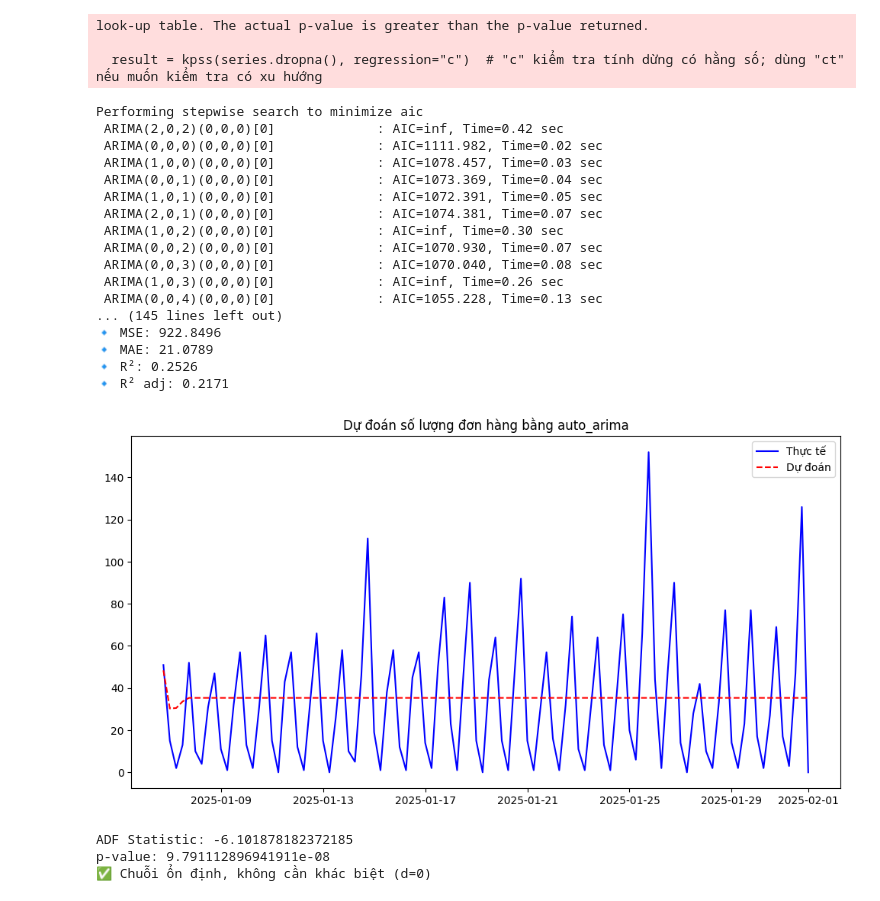
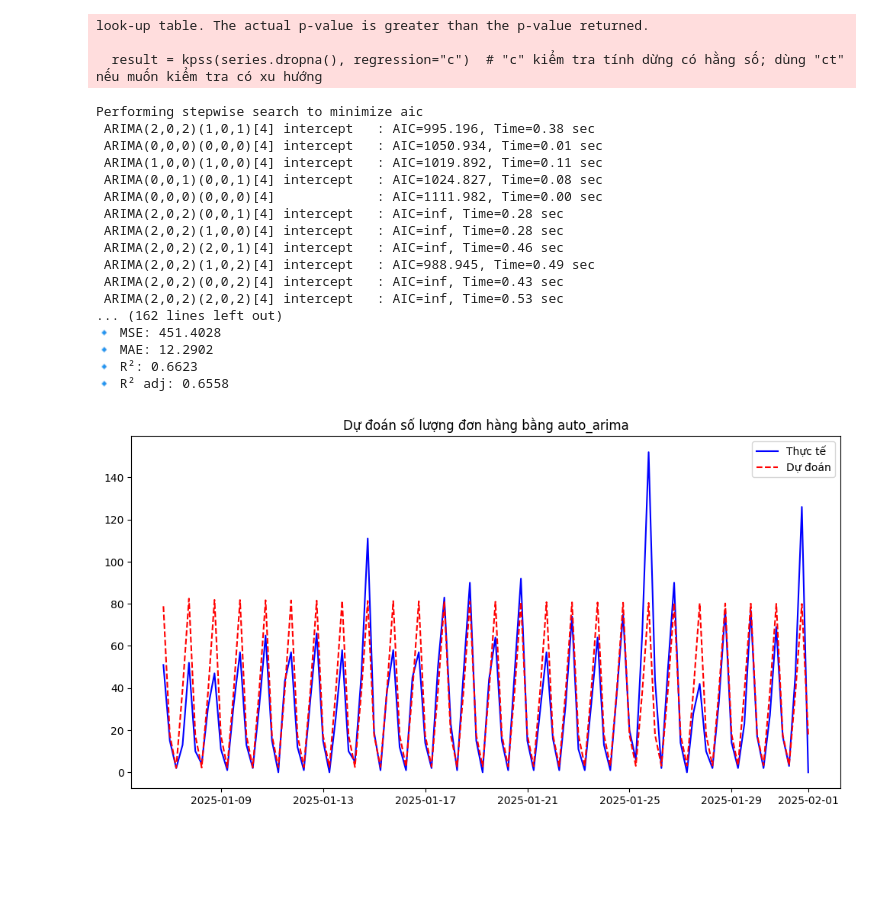
Before and after one commit to MinHeHeHeHe/DoAn_2, a Jupyter notebook: PhanTichSoLuongDonHang.ipynb, the cells around one changed output. Cells and saved outputs as stored; diff of their text form; code cells hidden in the pictures; blank space fills up the shorter version.

Commit message:
Sua lai va da hoan thành auto sarima

```diff
--- a/PhanTichSoLuongDonHang.ipynb
+++ b/PhanTichSoLuongDonHang.ipynb
@@ -178,9 +191,7 @@ import pandas as pd
 import matplotlib.pyplot as plt
 from statsmodels.tsa.stattools import adfuller
 
-# Kiểm tra nếu 'Order Hour Range' chưa phải chỉ mục thì đặt lại
-if not isinstance(processed_df.index, pd.DatetimeIndex):
-    processed_df.set_index("Order Hour Range", inplace=True)
+
 
 # Vẽ đồ thị chuỗi thời gian để quan sát trực quan
 plt.figure(figsize=(10, 5))
@@ -287,17 +298,14 @@ if 'processed_df' not in locals():
     raise ValueError("processed_df chưa được định nghĩa!")
 
 df = processed_df.copy()
+#df = df.asfreq('6h')
 
-# Chuyển 'Order Hour Range' thành datetime và thiết lập làm index
-# df['Order Hour Range'] = pd.to_datetime(df['Order Hour Range'])
-# df.set_index('Order Hour Range', inplace=True)
+df = df.dropna(subset=['Order Count'])  # ⚠️ Thêm dòng này để loại bỏ NaN
 
-# Xác định tần suất (frequency) cho DateTimeIndex
-# Phương pháp 1: Tự động xác định tần suất
-#df = df.asfreq(pd.infer_freq(df.index))
+#df.index.freq = '6h'
+#print(df.index.freq)  # Kiểm tra tần suất của index
 
-# Hoặc nếu bạn biết chắc tần suất của dữ liệu (ví dụ: 'H' cho mỗi giờ, 'D' cho mỗi ngày)
-df = df.asfreq('6h')  # Thay 'H' bằng tần suất phù hợp
+
 
 # Kiểm tra cột dữ liệu có tồn tại không
 if 'Order Count' not in df.columns:
@@ -323,9 +331,12 @@ for i, (train_idx, test_idx) in enumerate(tscv.split(df)):
     # Huấn luyện mô hình với auto_arima
     try:
         # Tìm tham số tối ưu với auto_arima
-        model = auto_arima(train['Order Count'], seasonal=False, stepwise=True, trace=True)
-        model_fit = model.fit(train['Order Count'])
-        predictions = model.predict(n_periods=len(test))
+        train_series = train['Order Count']
+        test_series = test['Order Count']
+        model = auto_arima(train_series, seasonal=True, m=4, stepwise=True, trace=True)
+        # ❌ KHÔNG gọi .fit() lại nữa, vì auto_arima đã fit sẵn
+        predictions = model.predict(n_periods=len(test_series))
+
 
         # Tính toán độ lỗi
         mse = mean_squared_error(test['Order Count'], predictions)
@@ -343,62 +354,47 @@ for i, (train_idx, test_idx) in enumerate(tscv.split(df)):
         r2_scores.append(r2)
         r2_adj_scores.append(r2_adj)
 
         print(f"Fold {i+1} - MSE: {mse:.4f}, MAE: {mae:.4f}, R²: {r2:.4f}, R² adj: {r2_adj:.4f}")
     except Exception as e:
         print(f"⚠ Lỗi trong Fold {i+1}: {e}")
         continue
 
 # 📊 Kết quả trung bình sau các Fold hợp lệ
 if mse_scores:
     print("\n📢 Kết quả trung bình:")
     print(f"🔹 MSE: {np.mean(mse_scores):.4f}")
     print(f"🔹 MAE: {np.mean(mae_scores):.4f}")
     print(f"🔹 R²: {np.mean(r2_scores):.4f}")
     print(f"🔹 R² adj: {np.mean(r2_adj_scores):.4f}")
 else:
     print("⚠ Không có Fold nào chạy thành công!")
 
 # 📈 Vẽ đồ thị dự đoán so với thực tế (Chỉ vẽ nếu có dữ liệu)
 if len(test) > 0:
     plt.figure(figsize=(12,6))
     plt.plot(test.index, test['Order Count'], label="Thực tế", color="blue")  # Sử dụng test.index (thời gian) làm trục x
     plt.plot(test.index, predictions, label="Dự đoán", linestyle="dashed", color="red")  # Sử dụng test.index (thời gian) làm trục x
     plt.legend()
     plt.title("Dự đoán số lượng đơn hàng bằng auto_arima")
     plt.show()
 else:
     print("⚠ Không có dữ liệu để vẽ biểu đồ!")
 # %% [output]
 Performing stepwise search to minimize aic
- ARIMA(2,0,2)(0,0,0)[0]             : AIC=inf, Time=0.42 sec
- ARIMA(0,0,0)(0,0,0)[0]             : AIC=1111.982, Time=0.02 sec
- ARIMA(1,0,0)(0,0,0)[0]             : AIC=1078.457, Time=0.03 sec
- ARIMA(0,0,1)(0,0,0)[0]             : AIC=1073.369, Time=0.04 sec
- ARIMA(1,0,1)(0,0,0)[0]             : AIC=1072.391, Time=0.05 sec
- ARIMA(2,0,1)(0,0,0)[0]             : AIC=1074.381, Time=0.07 sec
- ARIMA(1,0,2)(0,0,0)[0]             : AIC=inf, Time=0.30 sec
- ARIMA(0,0,2)(0,0,0)[0]             : AIC=1070.930, Time=0.07 sec
- ARIMA(0,0,3)(0,0,0)[0]             : AIC=1070.040, Time=0.08 sec
- ARIMA(1,0,3)(0,0,0)[0]             : AIC=inf, Time=0.26 sec
- ARIMA(0,0,4)(0,0,0)[0]             : AIC=1055.228, Time=0.13 sec
-... (145 lines left out)
-🔹 MSE: 922.8496
-🔹 MAE: 21.0789
-🔹 R²: 0.2526
-🔹 R² adj: 0.2171
+ ARIMA(2,0,2)(1,0,1)[4] intercept   : AIC=995.196, Time=0.38 sec
+ ARIMA(0,0,0)(0,0,0)[4] intercept   : AIC=1050.934, Time=0.01 sec
+ ARIMA(1,0,0)(1,0,0)[4] intercept   : AIC=1019.892, Time=0.11 sec
+ ARIMA(0,0,1)(0,0,1)[4] intercept   : AIC=1024.827, Time=0.08 sec
+ ARIMA(0,0,0)(0,0,0)[4]             : AIC=1111.982, Time=0.00 sec
+ ARIMA(2,0,2)(0,0,1)[4] intercept   : AIC=inf, Time=0.28 sec
+ ARIMA(2,0,2)(1,0,0)[4] intercept   : AIC=inf, Time=0.28 sec
+ ARIMA(2,0,2)(2,0,1)[4] intercept   : AIC=inf, Time=0.46 sec
+ ARIMA(2,0,2)(1,0,2)[4] intercept   : AIC=988.945, Time=0.49 sec
+ ARIMA(2,0,2)(0,0,2)[4] intercept   : AIC=inf, Time=0.43 sec
+ ARIMA(2,0,2)(2,0,2)[4] intercept   : AIC=inf, Time=0.53 sec
+... (162 lines left out)
+🔹 MSE: 451.4028
+🔹 MAE: 12.2902
+🔹 R²: 0.6623
+🔹 R² adj: 0.6558
-[figure, old version]
+[figure, new version]
-# %%
-from statsmodels.tsa.stattools import adfuller
-
-result = adfuller(df['Order Count'])
-print("ADF Statistic:", result[0])
-print("p-value:", result[1])
-
-if result[1] > 0.05:
-    print("⚠ Chuỗi không ổn định, cần khác biệt (d=1)")
-else:
-    print("✅ Chuỗi ổn định, không cần khác biệt (d=0)")
-# %% [output]
-ADF Statistic: -6.101878182372185
-p-value: 9.791112896941911e-08
-✅ Chuỗi ổn định, không cần khác biệt (d=0)
```
Also changed, not shown: parts of 10 cells of this notebook.
